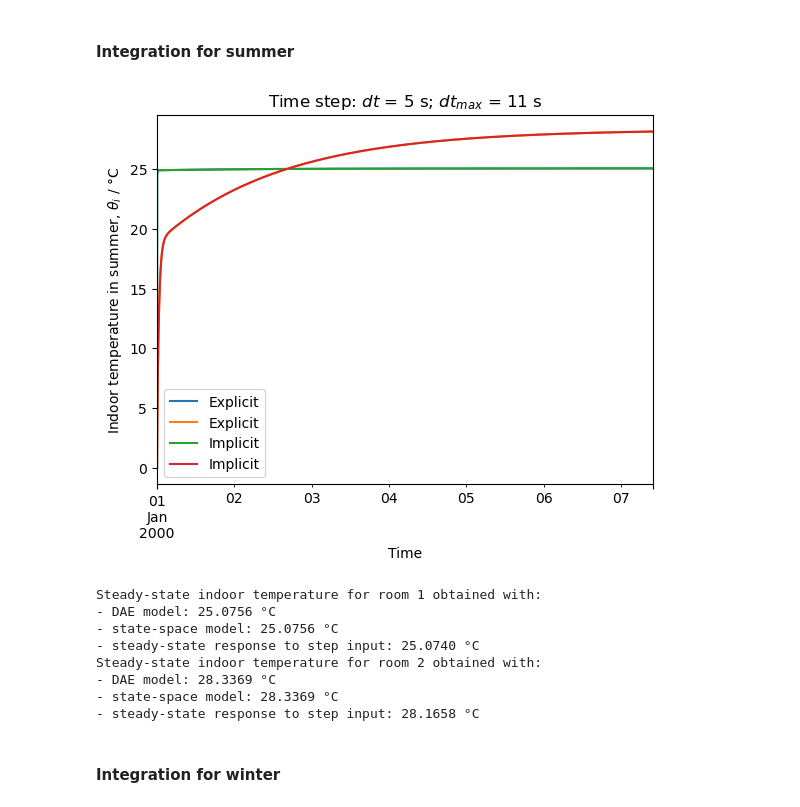
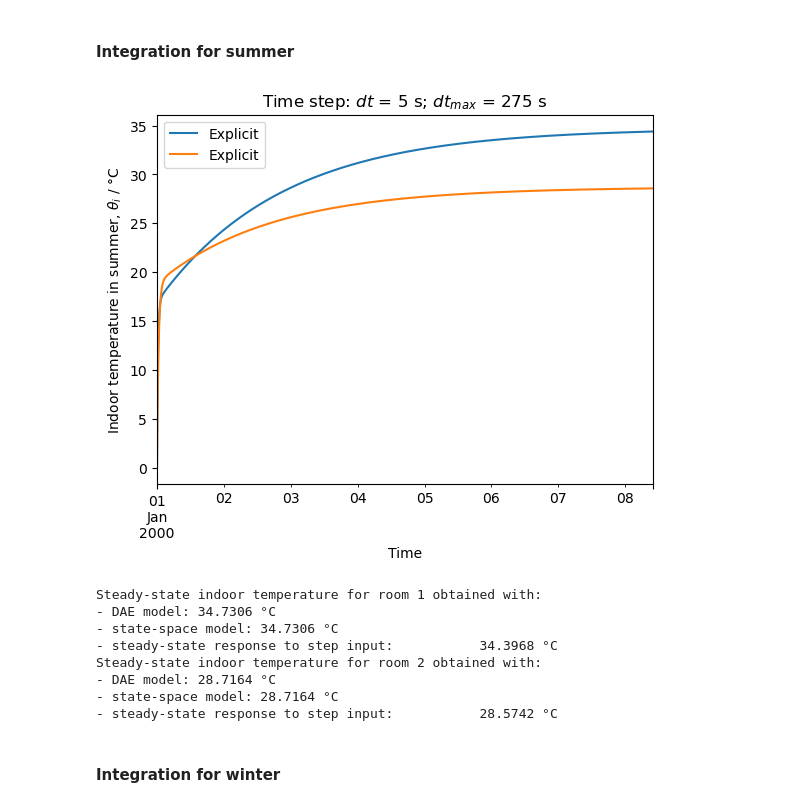
Before and after one commit to dm4bem/thermal-building-model-super-team, a Jupyter notebook: thermal_model_Gustmann_Rahman_Silva_Uddin.ipynb, the cells around one changed output. Saved outputs shown, nothing was run; the diff lists cells and outputs as text; code cells hidden in the pictures.

```diff
--- a/thermal_model_Gustmann_Rahman_Silva_Uddin.ipynb
+++ b/thermal_model_Gustmann_Rahman_Silva_Uddin.ipynb
@@ -40,7 +40,8 @@ S_wall_2 = S_wall_total - S_door - S_window
 S_wall_3 = l*H
 
 # Controller and time step
-controller = True
+controller = False
+Euler_explicit = True
 imposed_time_step = True
 Δt = 5    # s, imposed time step (minimum without numerical instability)
 # %% [markdown]
@@ -716,36 +717,48 @@ y_imp_summer = (Cs @ θ_imp.T + Ds @  u_summer.T).T
 # %%
 # plot results
-y = pd.concat([y_exp_summer, y_imp_summer], axis=1, keys=['Explicit', 'Implicit'])
+if Euler_explicit:
+    y = pd.concat([y_exp_summer], axis=1, keys=['Explicit'])
+else:
+    y = pd.concat([y_imp_summer], axis=1, keys=['Implicit'])
+
 # Flatten the two-level column labels into a single level
 y.columns = y.columns.get_level_values(0)
 
 ax = y.plot()
 ax.set_xlabel('Time')
 ax.set_ylabel('Indoor temperature in summer, $\\theta_i$ / °C')
 ax.set_title(f'Time step: $dt$ = {dt:.0f} s; $dt_{{max}}$ = {Δtmax:.0f} s')
 plt.show()
 
 print('Steady-state indoor temperature for room 1 obtained with:')
 print(f'- DAE model: {float(θss_summer[0]):.4f} °C')
 print(f'- state-space model: {float(yss_summer_1):.4f} °C')
-print(f'- steady-state response to step input: \
-{y_exp_summer["θ0"].tail(1).values[0]:.4f} °C')
+if Euler_explicit:
+    print(f'- steady-state response to step input: \
+          {y_exp_summer["θ0"].tail(1).values[0]:.4f} °C')
+else:
+    print(f'- steady-state response to step input: \
+          {y_imp_summer["θ0"].tail(1).values[0]:.4f} °C')
 
 print('Steady-state indoor temperature for room 2 obtained with:')
 print(f'- DAE model: {float(θss_summer[1]):.4f} °C')
 print(f'- state-space model: {float(yss_summer_2):.4f} °C')
-print(f'- steady-state response to step input: \
-{y_exp_summer["θ1"].tail(1).values[0]:.4f} °C')
+if Euler_explicit:
+    print(f'- steady-state response to step input: \
+          {y_exp_summer["θ1"].tail(1).values[0]:.4f} °C')
+else:
+    print(f'- steady-state response to step input: \
+          {y_imp_summer["θ1"].tail(1).values[0]:.4f} °C')
 # %% [output]
-[figure, old version]
+[figure, new version]
 Steady-state indoor temperature for room 1 obtained with:
-- DAE model: 25.0756 °C
-- state-space model: 25.0756 °C
-- steady-state response to step input: 25.0740 °C
+- DAE model: 34.7306 °C
+- state-space model: 34.7306 °C
+- steady-state response to step input:           34.3968 °C
 Steady-state indoor temperature for room 2 obtained with:
-- DAE model: 28.3369 °C
-- state-space model: 28.3369 °C
-- steady-state response to step input: 28.1658 °C
+- DAE model: 28.7164 °C
+- state-space model: 28.7164 °C
+- steady-state response to step input:           28.5742 °C
 # %% [markdown]
 #### Integration for winter
 # %%
```
Also changed, not shown: parts of 16 cells of this notebook.
